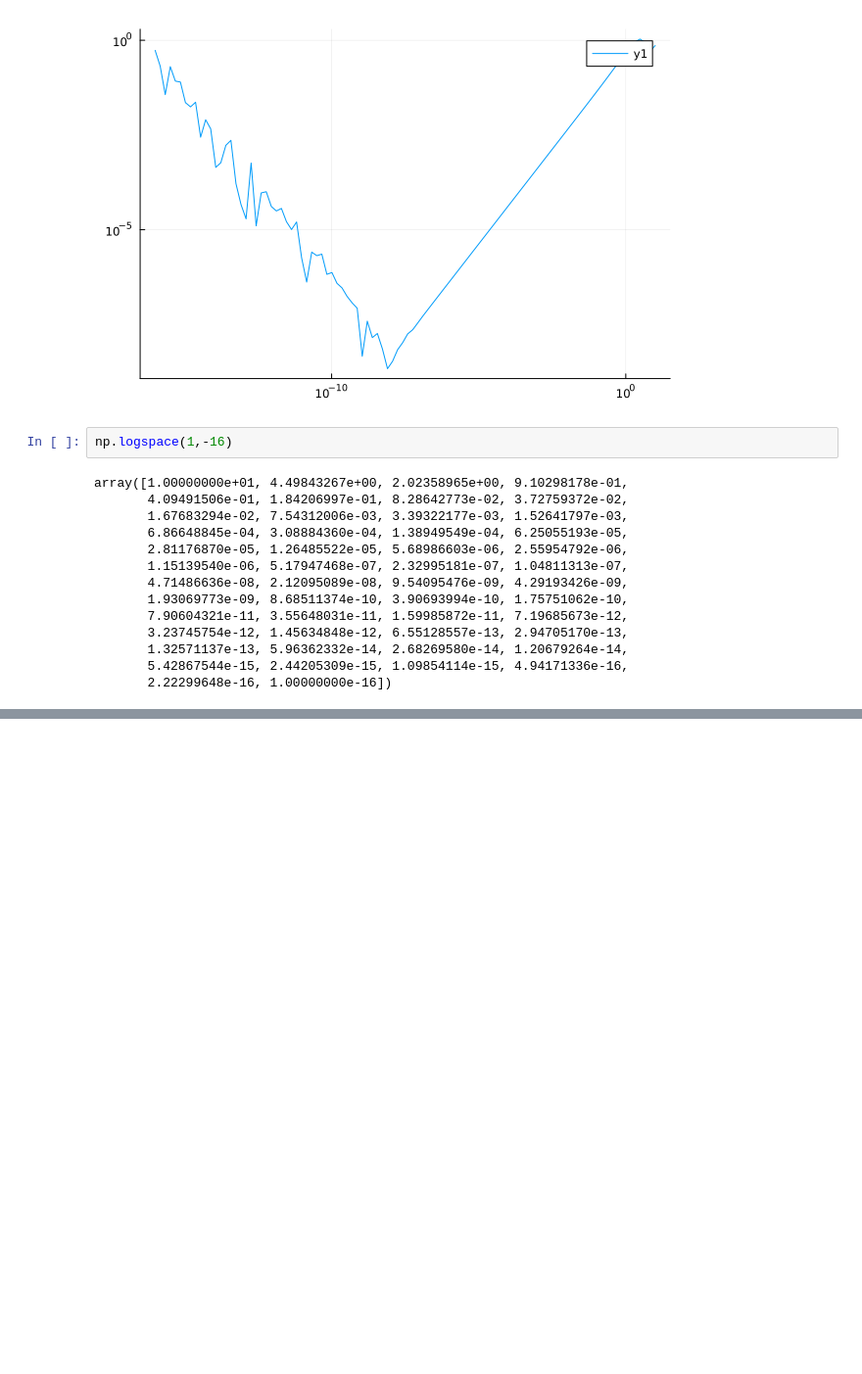
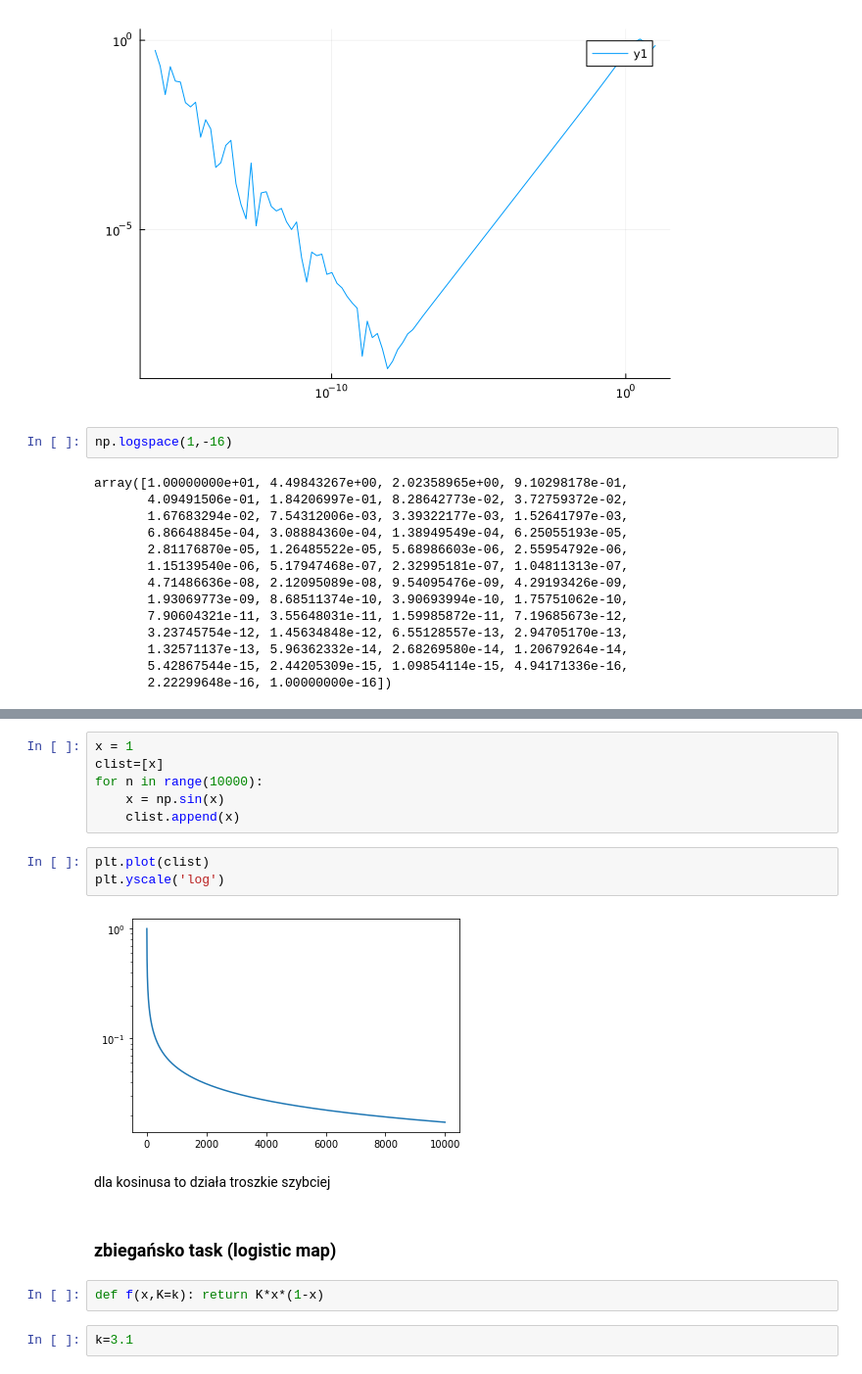
Before and after one commit to falcotinnunculus/szaloneramki, a Jupyter notebook: 02/python_02.ipynb, the cells around one changed output, grey strips where cells are left out. Shown at 98% size. Drawn from its saved outputs; the diff is of its cells as text; blank space fills up the shorter version.

```diff
--- a/02/python_02.ipynb
+++ b/02/python_02.ipynb
@@ -69,0 +125,19 @@ array([1.00000000e+01, 4.49843267e+00, 2.02358965e+00, 9.10298178e-01,
+# %%
+x = 1
+clist=[x]
+for n in range(10000):
+    x = np.sin(x)
+    clist.append(x)
+# %%
+plt.plot(clist)
+plt.yscale('log')
+# %% [output]
+[figure, added]
+# %% [markdown]
+dla kosinusa to działa troszkie szybciej
+# %% [markdown]
+### zbiegańsko task (logistic map)
+# %%
+def f(x,K=k): return K*x*(1-x)
+# %%
+k=3.1
```
Also changed, not shown: parts of 10 cells of this notebook.
